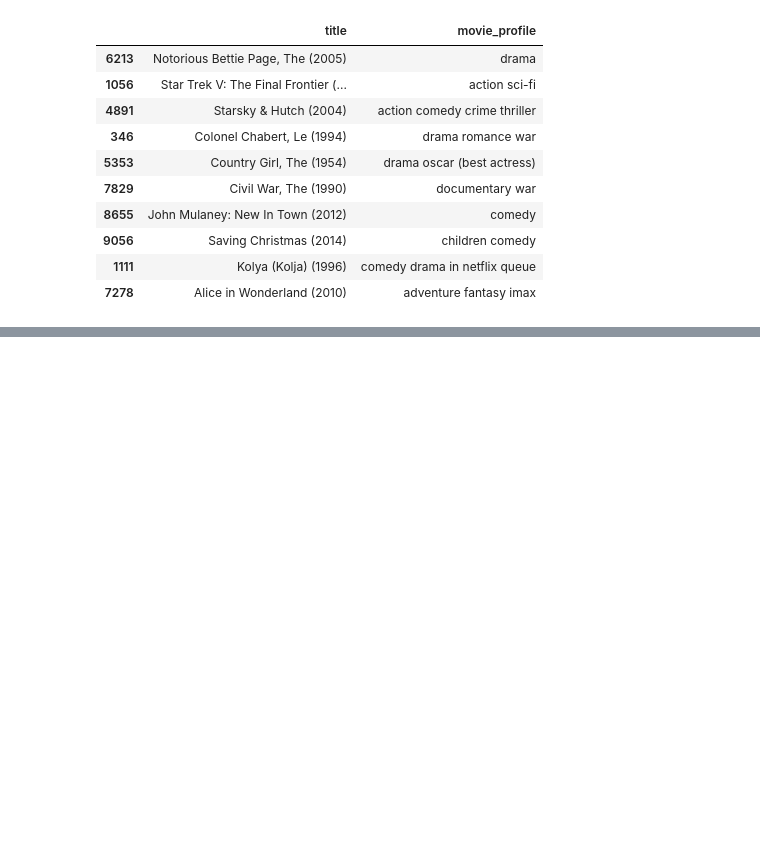
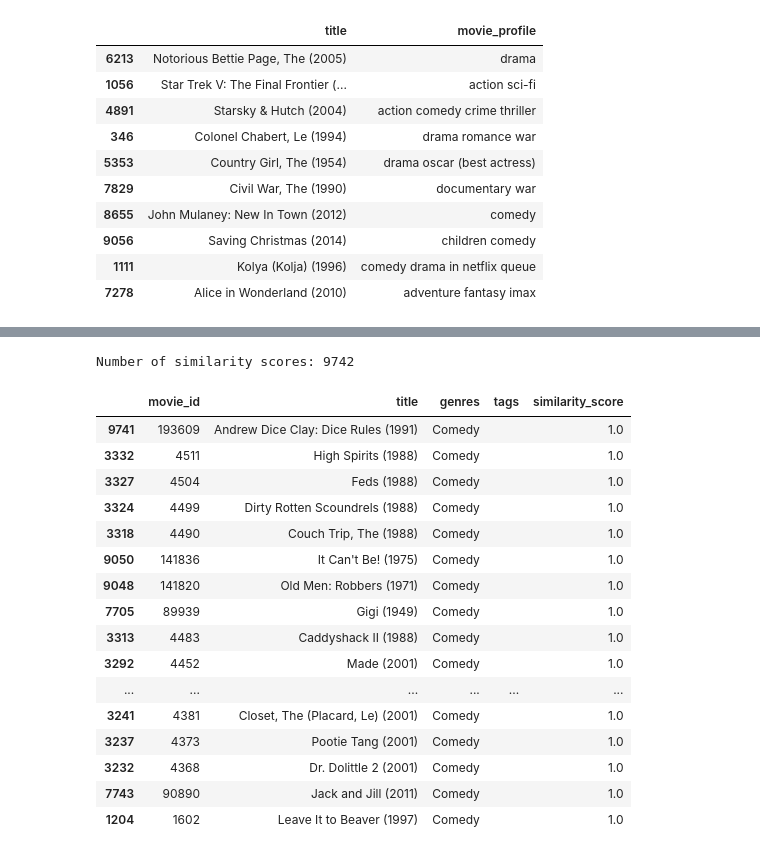
Before and after one commit to PragyaSharmaHyd/CPSC481_Final, a Jupyter notebook: notebooks/recommendations.ipynb, the cells around one changed output, grey strips where cells are left out. Saved outputs shown, nothing was run; the diff lists cells and outputs as text; code cells hidden in the pictures; blank space fills up the shorter version.

Commit message:
added cosine similarity

```diff
--- a/notebooks/recommendations.ipynb
+++ b/notebooks/recommendations.ipynb
@@ -229,0 +247,55 @@ movie_features.head(15)
+# %%
+from sklearn.metrics.pairwise import cosine_similarity
+
+# Select a random movie
+movie_title = "Friday (1995)"
+
+movie_index = movies_df.index[
+    movies_df["title"] == movie_title
+][0]
+
+# Compare this movie against every movie in the dataset
+similarity_scores = cosine_similarity(
+    tfidf_matrix,
+    tfidf_matrix[movie_index]
+).flatten()
+
+print("Number of similarity scores:", len(similarity_scores))
+# %% [output]
+Number of similarity scores: 9742
+# %%
+# Exclude the selected movie itself
+similarity_scores[movie_index] = -1
+
+# Sort movies by similarity score (highest to lowest)
+similar_movies_indices = np.argsort(similarity_scores)[::-1]
+
+# Select the top 20
+top_20_indices = similar_movies_indices[:20]
+
+# Display recommendations
+recommendations = movies_df.iloc[top_20_indices][
+    ["movie_id", "title", "genres", "tags"]
+].copy()
+
+recommendations["similarity_score"] = similarity_scores[top_20_indices]
+
+recommendations
+# %% [output]
+|  | movie_id | title | genres | tags | similarity_score |
+| 9741 | 193609 | Andrew Dice Clay: Dice Rules (1991) | Comedy |  | 1.0 |
+| 3332 | 4511 | High Spirits (1988) | Comedy |  | 1.0 |
+| 3327 | 4504 | Feds (1988) | Comedy |  | 1.0 |
+| 3324 | 4499 | Dirty Rotten Scoundrels (1988) | Comedy |  | 1.0 |
+| 3318 | 4490 | Couch Trip, The (1988) | Comedy |  | 1.0 |
+| 9050 | 141836 | It Can't Be! (1975) | Comedy |  | 1.0 |
+| 9048 | 141820 | Old Men: Robbers (1971) | Comedy |  | 1.0 |
+| 7705 | 89939 | Gigi (1949) | Comedy |  | 1.0 |
+| 3313 | 4483 | Caddyshack II (1988) | Comedy |  | 1.0 |
+| 3292 | 4452 | Made (2001) | Comedy |  | 1.0 |
+| ... | ... | ... | ... | ... | ... |
+| 3241 | 4381 | Closet, The (Placard, Le) (2001) | Comedy |  | 1.0 |
+| 3237 | 4373 | Pootie Tang (2001) | Comedy |  | 1.0 |
+| 3232 | 4368 | Dr. Dolittle 2 (2001) | Comedy |  | 1.0 |
+| 7743 | 90890 | Jack and Jill (2011) | Comedy |  | 1.0 |
+| 1204 | 1602 | Leave It to Beaver (1997) | Comedy |  | 1.0 |
```
Also changed, not shown: parts of 10 cells of this notebook.
